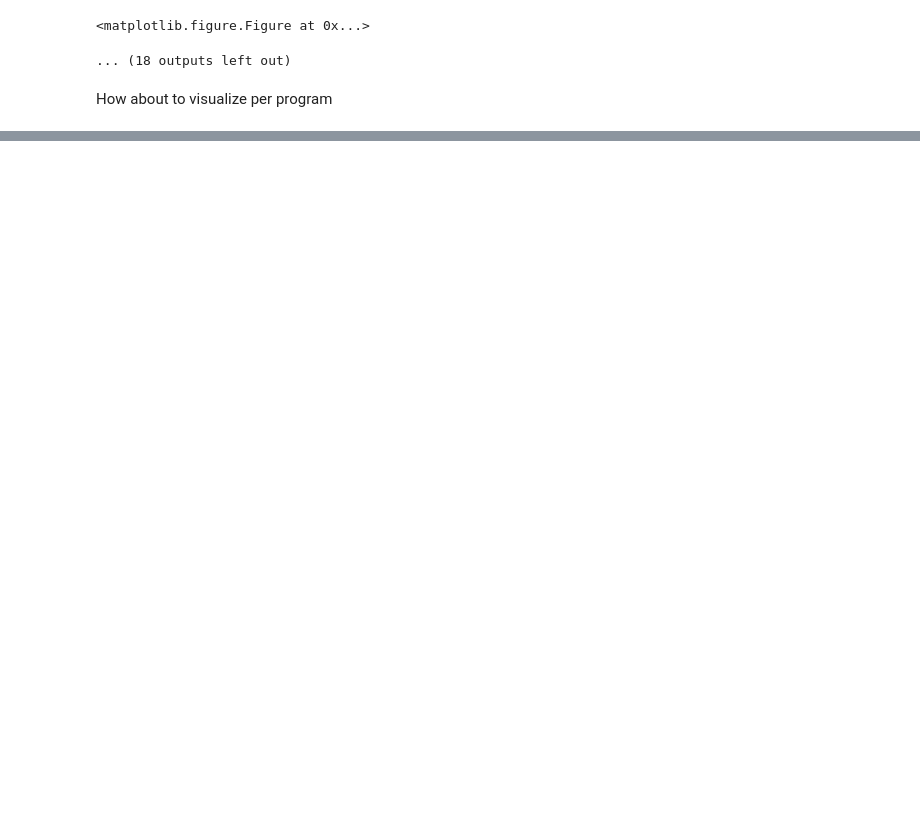
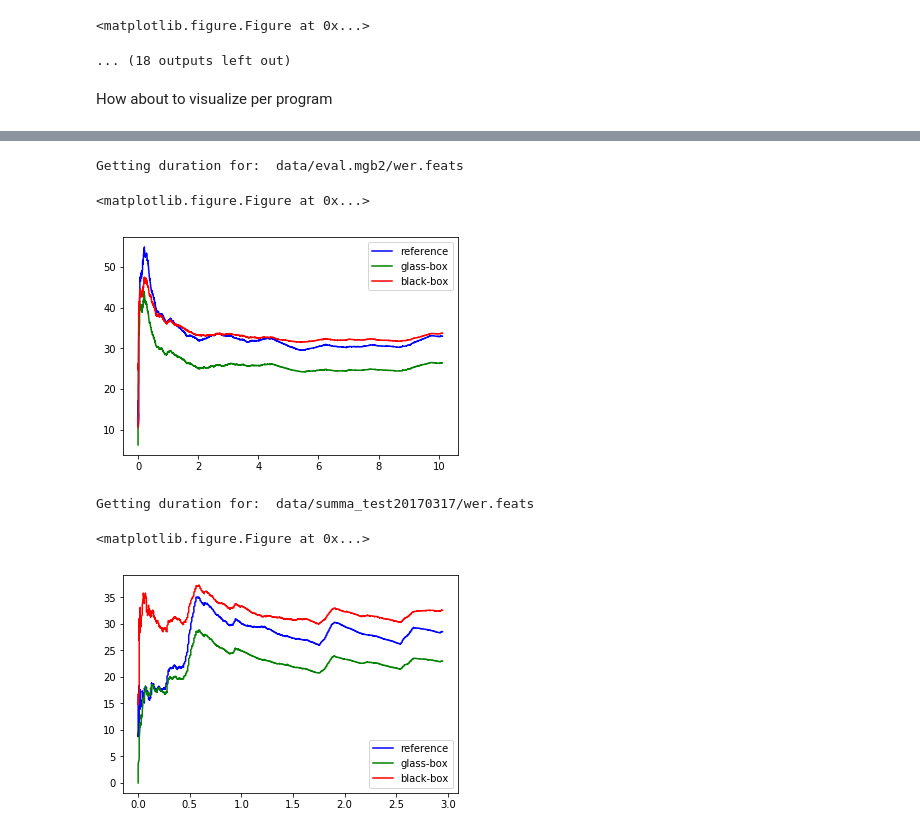
Before and after one commit to qcri/e-wer, a Jupyter notebook: visualize_results.ipynb, the cells around one changed output, grey strips where cells are left out. Drawn from its saved outputs; the diff is of its cells as text; code cells hidden in the pictures; blank space fills up the shorter version.

Commit message:
add aggregated WER

```diff
--- a/visualize_results.ipynb
+++ b/visualize_results.ipynb
@@ -312,0 +313,78 @@ plot_line_dsk (ref_np_wer_2_program,glass_np_wer_2_program,black_np_wer_2_progra
+# %%
+#This part will show the agrregated WER
+
+def get_duration (file):
+    print ("Getting duration for: ", file)
+    f=open(file,"r")
+    lines=f.readlines()
+    _dur_acc=[]
+    total_duration=0
+
+    for _index, _value in enumerate(lines):
+        duration =float(str(_value).split('\t')[1].split(' ')[6])
+        total_duration+=duration
+        _dur_acc.append ("%.2f" % (total_duration/3600))
+
+    return _dur_acc
+
+
+def get_acc_wer (glass_np_wc, black_np_wc, ref_np_wc, glass_np_err, black_np_err, ref_np_err):
+
+    total_err_ref=0
+    total_err_glass=0
+    total_err_black=0
+
+    total_wc_ref=0
+    total_wc_glass=0
+    total_wc_black=0
+
+    _wer_acc_ref=[]
+    _wer_acc_glass=[]
+    _wer_acc_black=[]
+
+    for _index, _value in enumerate(glass_np_wc):
+
+        total_err_ref+=ref_np_err[_index]
+        total_err_glass+=glass_np_err[_index]
+        total_err_black+=black_np_err[_index]
+
+        total_wc_ref+=ref_np_wc[_index]
+        total_wc_glass+=glass_np_wc[_index]
+        total_wc_black+=black_np_wc[_index]
+
+        _wer_acc_ref.append ("%.2f" % (total_err_ref/total_wc_ref*100))
+        _wer_acc_glass.append ("%.2f" % (total_err_glass/total_wc_glass*100))
+        _wer_acc_black.append ("%.2f" % (total_err_black/total_wc_black*100))
+
+
+    return _wer_acc_ref, _wer_acc_glass, _wer_acc_black
+
+
+
+def plot_acc_wer (_dur,wer_acc_ref, wer_acc_glass, wer_acc_black,_file="temp",title=""):
+    plt.clf()
+    fig = plt.figure()
+    ax = plt.subplot(111)
+    plt.plot(_dur,wer_acc_ref,color='b',label='reference')
+    plt.plot(_dur,wer_acc_glass,color='g',label='glass-box')
+    plt.plot(_dur,wer_acc_black,color='r',label='black-box')
+    plt.title(title)
+    legend()
+    plt.savefig(_file, format='pdf')
+    plt.show()
+
+
+wer_acc_ref1, wer_acc_glass1, wer_acc_black1 = get_acc_wer (glass_np_wc_1, black_np_wc_1, ref_np_wc_1, glass_np_err_1, black_np_err_1, ref_np_err_1)
+_dur1 = get_duration (test1)
+plot_acc_wer (_dur1, wer_acc_ref1, wer_acc_glass1, wer_acc_black1,"dev_aggregated_wer.pdf","")#Dev aggregated WER")
+
+wer_acc_ref2, wer_acc_glass2, wer_acc_black2 = get_acc_wer (glass_np_wc_2, black_np_wc_2, ref_np_wc_2, glass_np_err_2, black_np_err_2, ref_np_err_2)
+_dur2 = get_duration (test2)
+plot_acc_wer (_dur2, wer_acc_ref2, wer_acc_glass2, wer_acc_black2,"test_aggregated_wer.pdf","")#Test aggregated WER")
+# %% [output]
+Getting duration for:  data/eval.mgb2/wer.feats
+<matplotlib.figure.Figure at 0x...>
+[figure, added]
+Getting duration for:  data/summa_test20170317/wer.feats
+<matplotlib.figure.Figure at 0x...>
+[figure, added]
```
Also changed, not shown: parts of 3 cells of this notebook, 1 other file.
